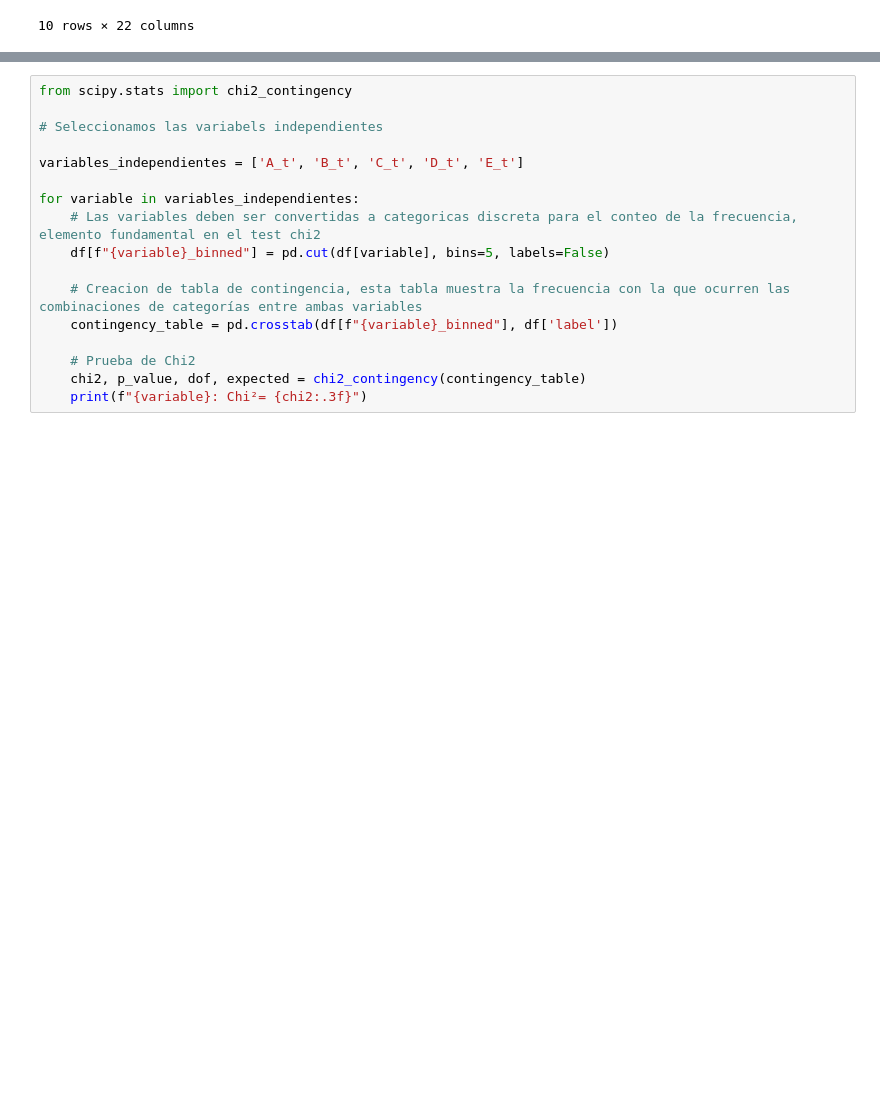
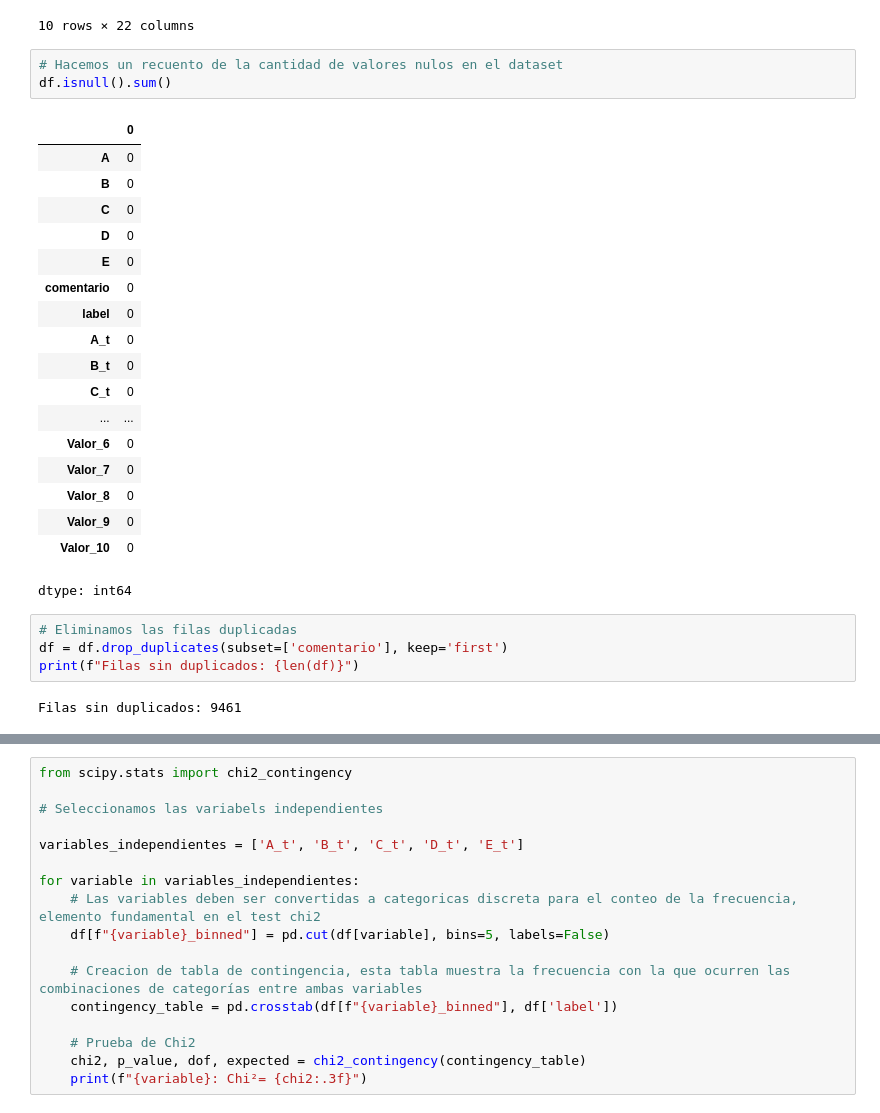
Before and after one commit to cabamarcos/HateSpeachRecognition, a Jupyter notebook: Actividad_3.ipynb, the cells around one changed output, grey strips where cells are left out. Saved outputs shown, nothing was run; the diff lists cells and outputs as text; blank space fills up the shorter version.

```diff
--- a/Actividad_3.ipynb
+++ b/Actividad_3.ipynb
@@ -105,3 +90,31 @@ df.head(10)
 | 8 | 4 | 17 | 1 | 0 | 0 | tradicionalmente,mundo,cosmetico,... | 0.0 | 3.990202 | 0.447887 | -0.164022 | ... | ... |
 | 9 | 2 | 64 | 12 | 0 | 0 | edad,cronologico,aparecer,dni,ser... | 0.0 | 1.851102 | 2.759647 | 2.608680 | ... | ... |
 10 rows × 22 columns
+# %%
+# Hacemos un recuento de la cantidad de valores nulos en el dataset
+df.isnull().sum()
+# %% [output]
+|  | 0 |
+| A | 0 |
+| B | 0 |
+| C | 0 |
+| D | 0 |
+| E | 0 |
+| comentario | 0 |
+| label | 0 |
+| A_t | 0 |
+| B_t | 0 |
+| C_t | 0 |
+| ... | ... |
+| Valor_6 | 0 |
+| Valor_7 | 0 |
+| Valor_8 | 0 |
+| Valor_9 | 0 |
+| Valor_10 | 0 |
+dtype: int64
+# %%
+# Eliminamos las filas duplicadas
+df = df.drop_duplicates(subset=['comentario'], keep='first')
+print(f"Filas sin duplicados: {len(df)}")
+# %% [output]
+Filas sin duplicados: 9461
```
Also changed, not shown: parts of 31 cells of this notebook.
